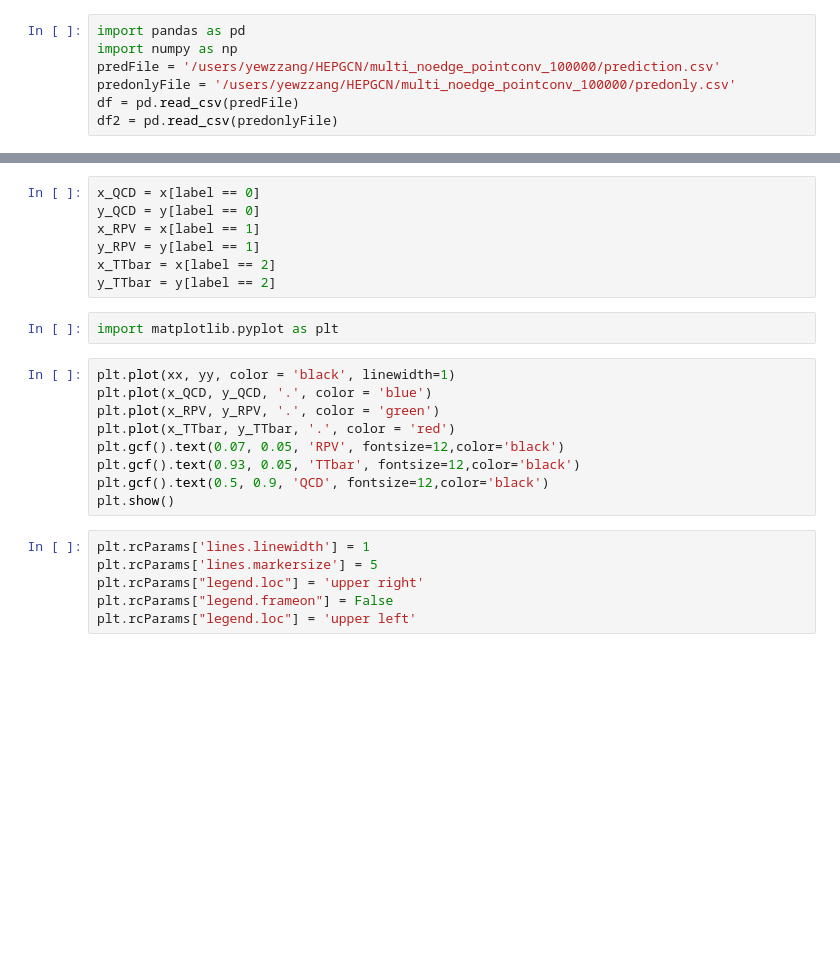
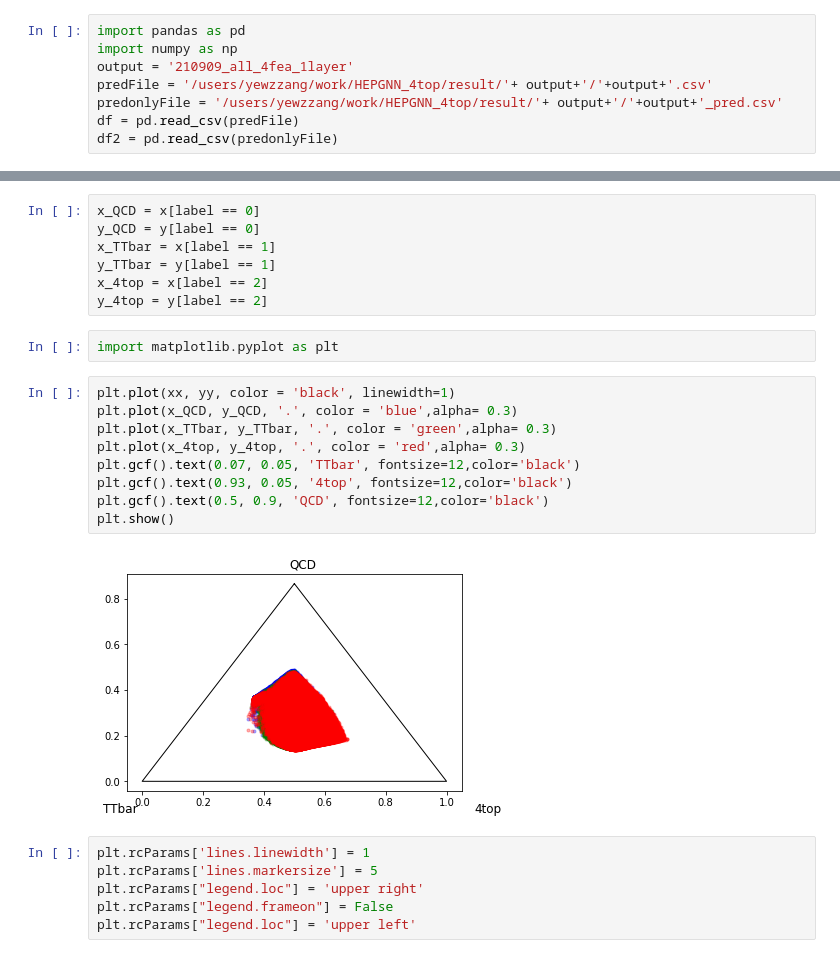
Before and after one commit to chyoo92/HEPGNN_4top_ttbar_QCD, a Jupyter notebook: eval_tri_fig.ipynb, the cells around one changed output, grey strips where cells are left out. Cells and saved outputs as stored; diff of their text form; blank space fills up the shorter version.

```diff
--- a/eval_tri_fig.ipynb
+++ b/eval_tri_fig.ipynb
@@ -1,8 +1,9 @@
 # %%
 import pandas as pd
 import numpy as np
-predFile = '/users/yewzzang/HEPGCN/multi_noedge_pointconv_100000/prediction.csv'
-predonlyFile = '/users/yewzzang/HEPGCN/multi_noedge_pointconv_100000/predonly.csv'
+output = '210909_all_4fea_1layer'
+predFile = '/users/yewzzang/work/HEPGNN_4top/result/'+ output+'/'+output+'.csv'
+predonlyFile = '/users/yewzzang/work/HEPGNN_4top/result/'+ output+'/'+output+'_pred.csv'
 df = pd.read_csv(predFile)
 df2 = pd.read_csv(predonlyFile)
 # %%
@@ -40,21 +59,23 @@ yy = np.array([0.5*np.sqrt(3), 0, 0, 0.5*np.sqrt(3)])
 # %%
 x_QCD = x[label == 0]
 y_QCD = y[label == 0]
-x_RPV = x[label == 1]
-y_RPV = y[label == 1]
-x_TTbar = x[label == 2]
-y_TTbar = y[label == 2]
+x_TTbar = x[label == 1]
+y_TTbar = y[label == 1]
+x_4top = x[label == 2]
+y_4top = y[label == 2]
 # %%
 import matplotlib.pyplot as plt
 # %%
 plt.plot(xx, yy, color = 'black', linewidth=1)
-plt.plot(x_QCD, y_QCD, '.', color = 'blue')
-plt.plot(x_RPV, y_RPV, '.', color = 'green')
-plt.plot(x_TTbar, y_TTbar, '.', color = 'red')
-plt.gcf().text(0.07, 0.05, 'RPV', fontsize=12,color='black')
-plt.gcf().text(0.93, 0.05, 'TTbar', fontsize=12,color='black')
+plt.plot(x_QCD, y_QCD, '.', color = 'blue',alpha= 0.3)
+plt.plot(x_TTbar, y_TTbar, '.', color = 'green',alpha= 0.3)
+plt.plot(x_4top, y_4top, '.', color = 'red',alpha= 0.3)
+plt.gcf().text(0.07, 0.05, 'TTbar', fontsize=12,color='black')
+plt.gcf().text(0.93, 0.05, '4top', fontsize=12,color='black')
 plt.gcf().text(0.5, 0.9, 'QCD', fontsize=12,color='black')
 plt.show()
+# %% [output]
+[figure, added]
 # %%
 plt.rcParams['lines.linewidth'] = 1
 plt.rcParams['lines.markersize'] = 5
```
Also changed, not shown: parts of 3 cells of this notebook, 2 other files.
